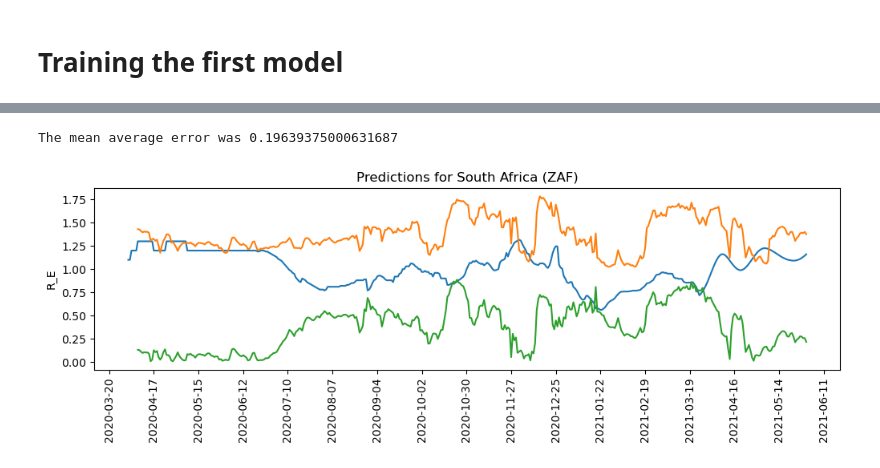
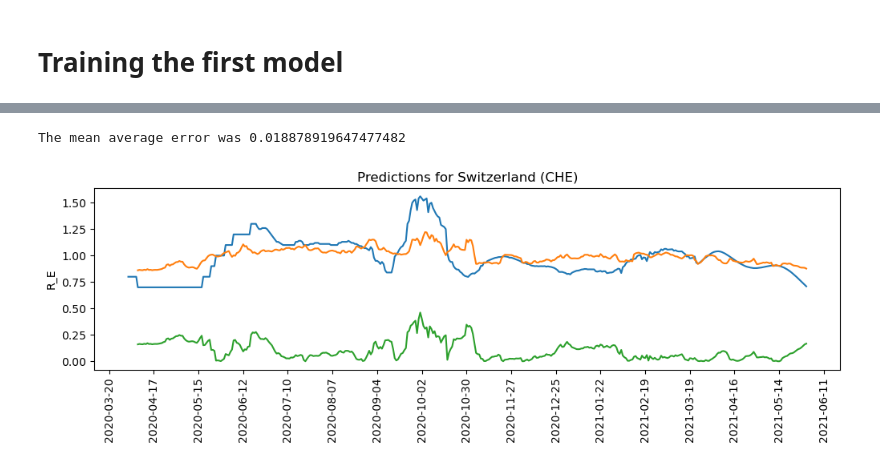
Before and after one commit to EPFLiGHT/What-If_model, a Jupyter notebook: swissre_restim.ipynb, the cells around one changed output, grey strips where cells are left out. Drawn from its saved outputs; the diff is of its cells as text; code cells hidden in the pictures.

```diff
--- a/swissre_restim.ipynb
+++ b/swissre_restim.ipynb
@@ -239,18 +125,0 @@ print(f"--- {computation_cost} gCO2eq ---")
-# %%
-final_iso_code = 'ZAF'
-
-# Final training colums
-train_cols= swissre_features['demography'] +\
-            swissre_features['sanitary'] +\
-            swissre_features['weather'] +\
-            swissre_features['economic'] +\
-            swissre_features['policies']
-
-final_train_cols = [col for col in train_cols if not df[df['iso_code'] == final_iso_code][col].isnull().all()]
-
-context = Context()
-
-pipeline = Pipeline(df, final_train_cols, 'shifted_r_estim', final_iso_code, 7, context) #shifted_r_estim
-pipeline.fit_pipeline(save_model=True)
-
-predictions = pipeline.predict()
@@ -393,6 +126,6 @@ Name: shifted_r_estim, Length: 426, dtype: float64
 # %%
-plot = Plot(df, 'shifted_r_estim', final_iso_code, 'South Africa', save_path='./plots/')
+plot = Plot(df, 'shifted_r_estim', final_iso_code, 'Switzerland', save_path='./plots/')
 plot.plot_results(predictions, show = True)
 # %% [output]
-The mean average error was 0.19639375000631687
+The mean average error was 0.018878919647477482
-[figure, old version]
+[figure, new version]
```
Also changed, not shown: parts of 23 cells of this notebook, 17 other files.
